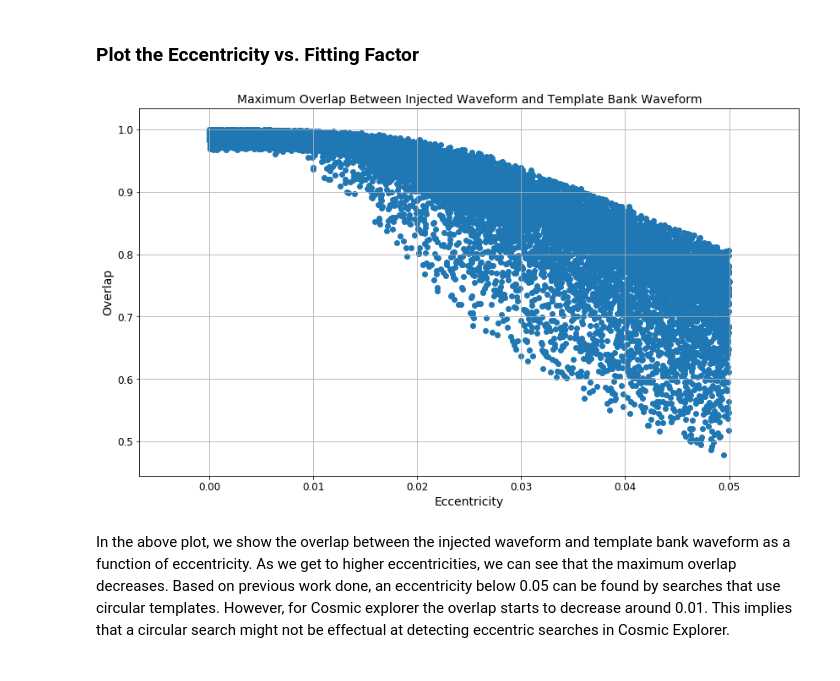
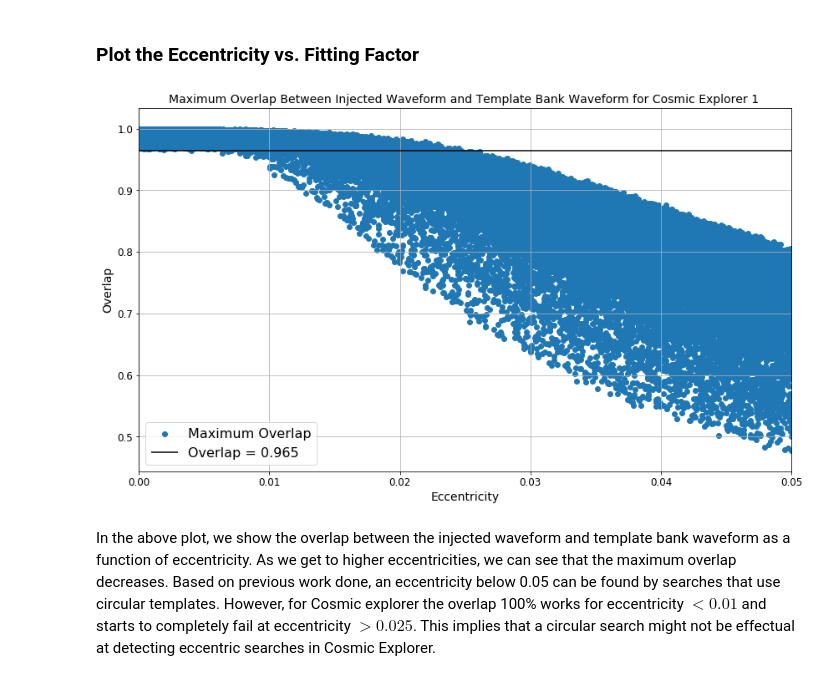
Before and after one commit to lenona/3G-eccentric-search-prospects, a Jupyter notebook: Eccentric Search Prospect.ipynb, the cells around one changed output. Cells and saved outputs as stored; diff of their text form; code cells hidden in the pictures.

Commit message:
Update plots and notes

```diff
--- a/Eccentric Search Prospect.ipynb
+++ b/Eccentric Search Prospect.ipynb
@@ -319,12 +324,15 @@ overlap = simulation_data['overlap']
 # %%
 fig = plt.figure()
 fig.patch.set_facecolor('white')
-plt.scatter(eccentricity,overlap)
+plt.scatter(eccentricity,overlap, label = 'Maximum Overlap')
+plt.hlines(0.965,0,0.05, label = "Overlap = 0.965")
+plt.xlim(0,0.05)
+plt.legend(fontsize = 16, loc = 'lower left')
 plt.xlabel("Eccentricity")
 plt.ylabel("Overlap")
-plt.title("Maximum Overlap Between Injected Waveform and Template Bank Waveform")
+plt.title("Maximum Overlap Between Injected Waveform and Template Bank Waveform for Cosmic Explorer 1 ")
 plt.show()
 # %% [output]
-[figure, old version]
+[figure, new version]
 # %% [markdown]
-In the above plot, we show the overlap between the injected waveform and template bank waveform as a function of eccentricity. As we get to higher eccentricities, we can see that the maximum overlap decreases. Based on previous work done, an eccentricity below 0.05 can be found by searches that use circular templates. However, for Cosmic explorer the overlap starts to decrease around 0.01. This implies that a circular search might not be effectual at detecting eccentric searches in Cosmic Explorer.
+In the above plot, we show the overlap between the injected waveform and template bank waveform as a function of eccentricity. As we get to higher eccentricities, we can see that the maximum overlap decreases. Based on previous work done, an eccentricity below 0.05 can be found by searches that use circular templates. However, for Cosmic explorer the overlap 100% works for eccentricity $<0.01$ and starts to completely fail at eccentricity $>0.025$. This implies that a circular search might not be effectual at detecting eccentric searches in Cosmic Explorer.
```
Also changed, not shown: parts of 21 cells of this notebook.
